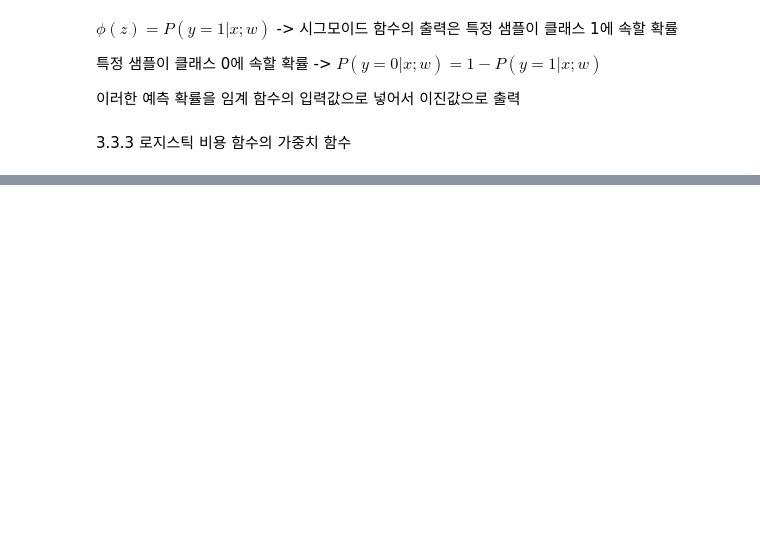
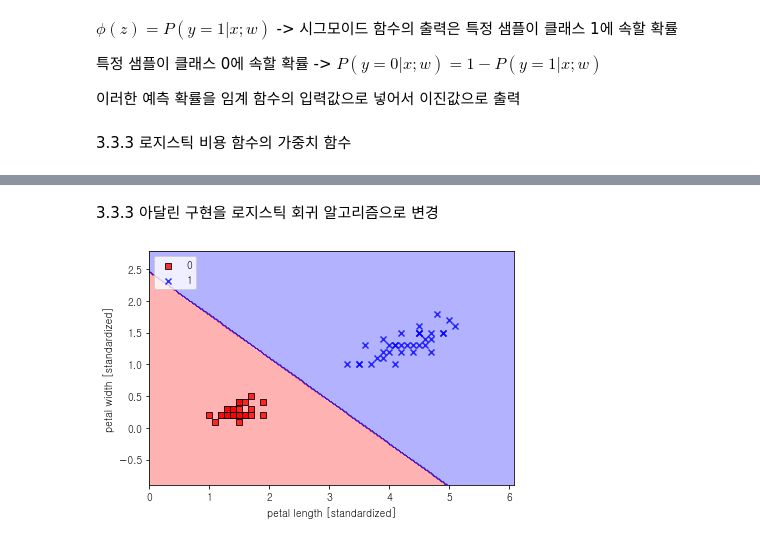
Before and after one commit to LeeDaeWook/ML_study, a Jupyter notebook: ml_study.ipynb, the cells around one changed output, grey strips where cells are left out. Saved outputs shown, nothing was run; the diff lists cells and outputs as text; code cells hidden in the pictures; blank space fills up the shorter version.

```diff
--- a/ml_study.ipynb
+++ b/ml_study.ipynb
@@ -629,0 +635,2 @@ findfont: Font family ['NanumMyeongjoOTF'] not found. Falling back to DejaVu San
+# %% [markdown]
+3.3.3 아달린 구현을 로지스틱 회귀 알고리즘으로 변경
@@ -629,0 +681,15 @@ findfont: Font family ['NanumMyeongjoOTF'] not found. Falling back to DejaVu San
+# %%
+X_train_01_subset = X_train[(y_train == 0) | (y_train == 1)]
+y_train_01_subset = y_train[(y_train == 0) | (y_train == 1)]
+lrgd = LogisticRegressionGD(eta=0.05, n_iter=1000, random_state=1)
+lrgd.fit(X_train_01_subset, y_train_01_subset)
+plot_decision_regions(X=X_train_01_subset,
+                     y=y_train_01_subset,
+                     classifier=lrgd)
+plt.xlabel('petal length [standardized]')
+plt.ylabel('petal width [standardized]')
+plt.legend(loc='upper left')
+plt.tight_layout()
+plt.show()
+# %% [output]
+[figure, added]
```
Also changed, not shown: parts of 18 cells of this notebook.
